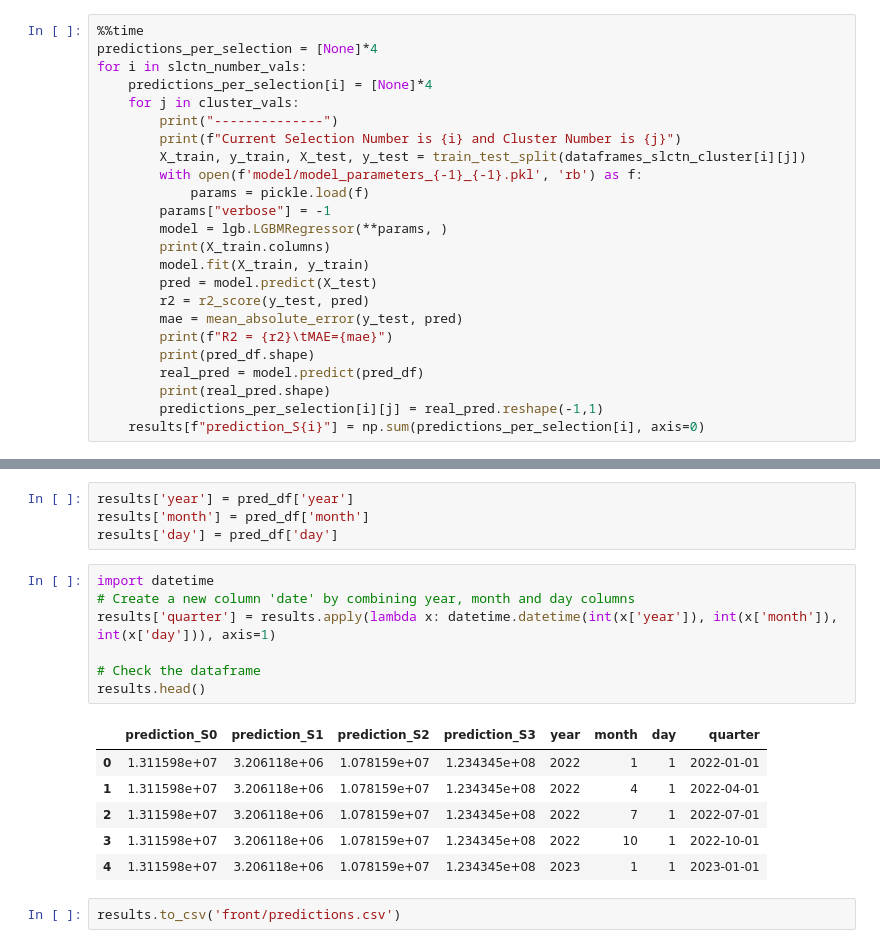
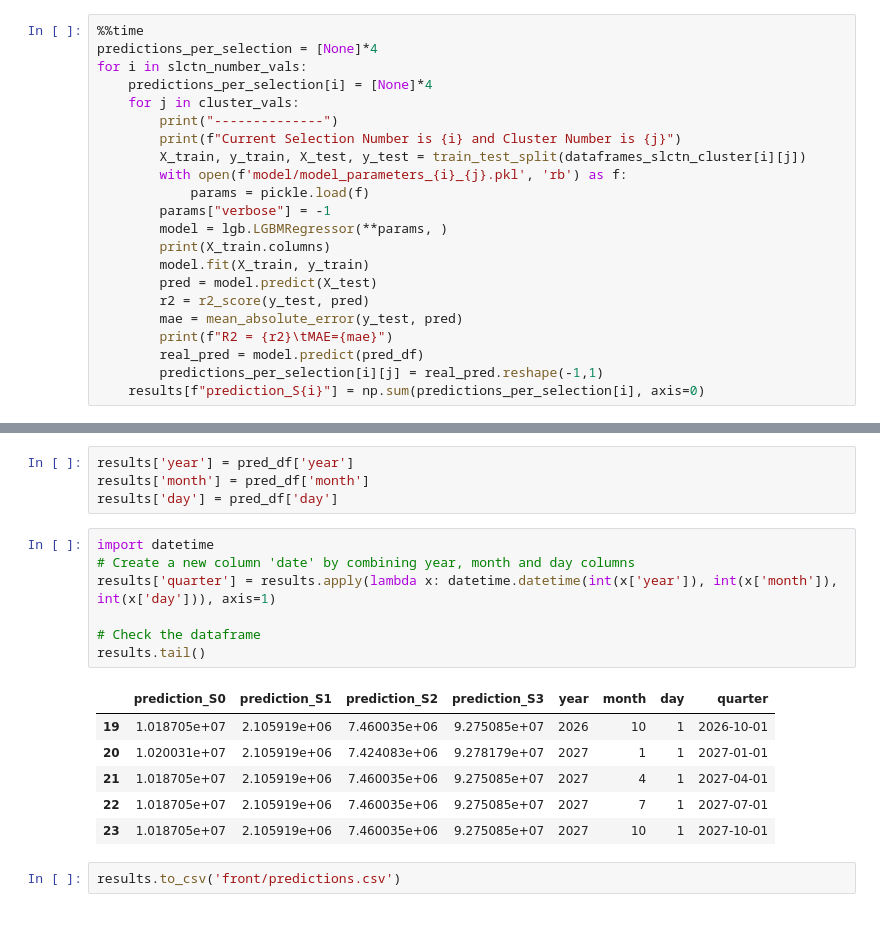
Before and after one commit to Snopoff/NSPF-Financial-Behavior, a Jupyter notebook: Predictions.ipynb, the cells around one changed output, grey strips where cells are left out. Saved outputs shown, nothing was run; the diff lists cells and outputs as text.

```diff
--- a/Predictions.ipynb
+++ b/Predictions.ipynb
@@ -122,7 +122,7 @@ for i in slctn_number_vals:
         print("--------------")
         print(f"Current Selection Number is {i} and Cluster Number is {j}")
         X_train, y_train, X_test, y_test = train_test_split(dataframes_slctn_cluster[i][j])
-        with open(f'model/model_parameters_{-1}_{-1}.pkl', 'rb') as f:
+        with open(f'model/model_parameters_{i}_{j}.pkl', 'rb') as f:
             params = pickle.load(f)
         params["verbose"] = -1
         model = lgb.LGBMRegressor(**params, )
@@ -132,9 +132,7 @@ for i in slctn_number_vals:
         r2 = r2_score(y_test, pred)
         mae = mean_absolute_error(y_test, pred)
         print(f"R2 = {r2}\tMAE={mae}")
-        print(pred_df.shape)
         real_pred = model.predict(pred_df)
-        print(real_pred.shape)
         predictions_per_selection[i][j] = real_pred.reshape(-1,1)
     results[f"prediction_S{i}"] = np.sum(predictions_per_selection[i], axis=0)
 # %% [output]
@@ -164,17 +162,17 @@ results['day'] = pred_df['day']
 # %%
 import datetime
 # Create a new column 'date' by combining year, month and day columns
 results['quarter'] = results.apply(lambda x: datetime.datetime(int(x['year']), int(x['month']), int(x['day'])), axis=1)
 
 # Check the dataframe
-results.head()
+results.tail()
 # %% [output]
 |  | prediction_S0 | prediction_S1 | prediction_S2 | prediction_S3 | year | month | day | quarter |
-| 0 | 1.311598e+07 | 3.206118e+06 | 1.078159e+07 | 1.234345e+08 | 2022 | 1 | 1 | 2022-01-01 |
-| 1 | 1.311598e+07 | 3.206118e+06 | 1.078159e+07 | 1.234345e+08 | 2022 | 4 | 1 | 2022-04-01 |
-| 2 | 1.311598e+07 | 3.206118e+06 | 1.078159e+07 | 1.234345e+08 | 2022 | 7 | 1 | 2022-07-01 |
-| 3 | 1.311598e+07 | 3.206118e+06 | 1.078159e+07 | 1.234345e+08 | 2022 | 10 | 1 | 2022-10-01 |
-| 4 | 1.311598e+07 | 3.206118e+06 | 1.078159e+07 | 1.234345e+08 | 2023 | 1 | 1 | 2023-01-01 |
+| 19 | 1.018705e+07 | 2.105919e+06 | 7.460035e+06 | 9.275085e+07 | 2026 | 10 | 1 | 2026-10-01 |
+| 20 | 1.020031e+07 | 2.105919e+06 | 7.424083e+06 | 9.278179e+07 | 2027 | 1 | 1 | 2027-01-01 |
+| 21 | 1.018705e+07 | 2.105919e+06 | 7.460035e+06 | 9.275085e+07 | 2027 | 4 | 1 | 2027-04-01 |
+| 22 | 1.018705e+07 | 2.105919e+06 | 7.460035e+06 | 9.275085e+07 | 2027 | 7 | 1 | 2027-07-01 |
+| 23 | 1.018705e+07 | 2.105919e+06 | 7.460035e+06 | 9.275085e+07 | 2027 | 10 | 1 | 2027-10-01 |
 # %%
 results.to_csv('front/predictions.csv')
 # %%
```
Also changed, not shown: parts of 2 cells of this notebook, 32 other files.
